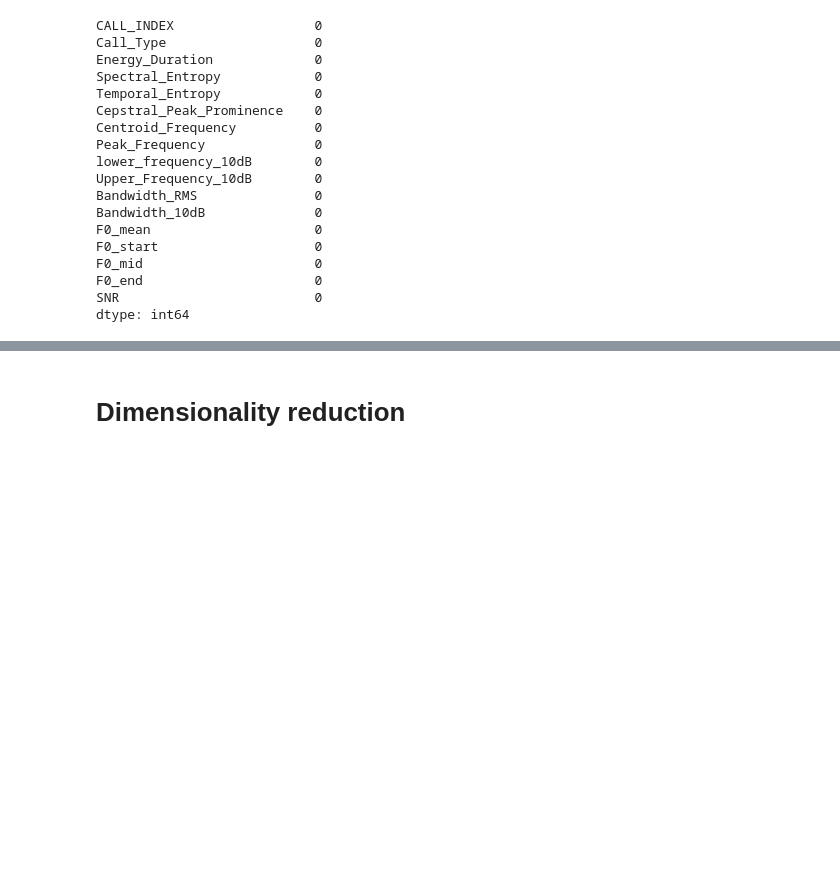
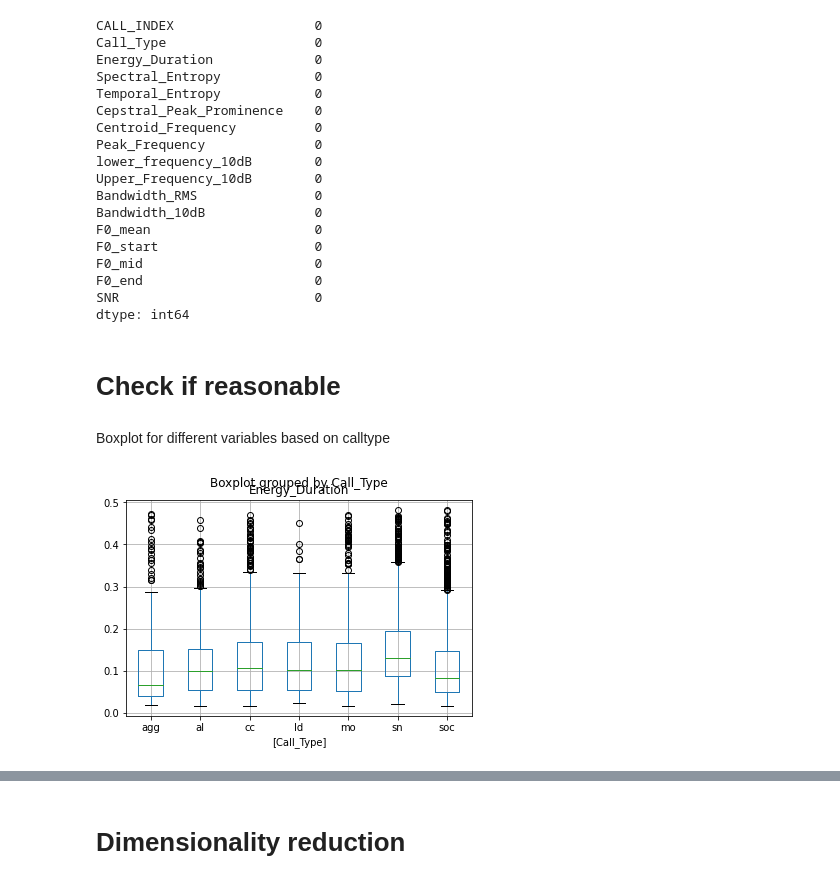
Before and after one commit to marathomas/meerkat, a Jupyter notebook: 05_Comparison_to_traditional.ipynb, the cells around one changed output, grey strips where cells are left out. Cells and saved outputs as stored; diff of their text form; code cells hidden in the pictures; blank space fills up the shorter version.

```diff
--- a/05_Comparison_to_traditional.ipynb
+++ b/05_Comparison_to_traditional.ipynb
@@ -92,3 +98,11 @@ F0_mid                      0
 F0_end                      0
 SNR                         0
 dtype: int64
+# %% [markdown]
+# Check if reasonable
+# %% [markdown]
+Boxplot for different variables based on calltype
+# %%
+boxplot = features[['Call_Type', 'Energy_Duration']].boxplot(by='Call_Type')
+# %% [output]
+[figure, added]
```
Also changed, not shown: parts of 19 cells of this notebook.
